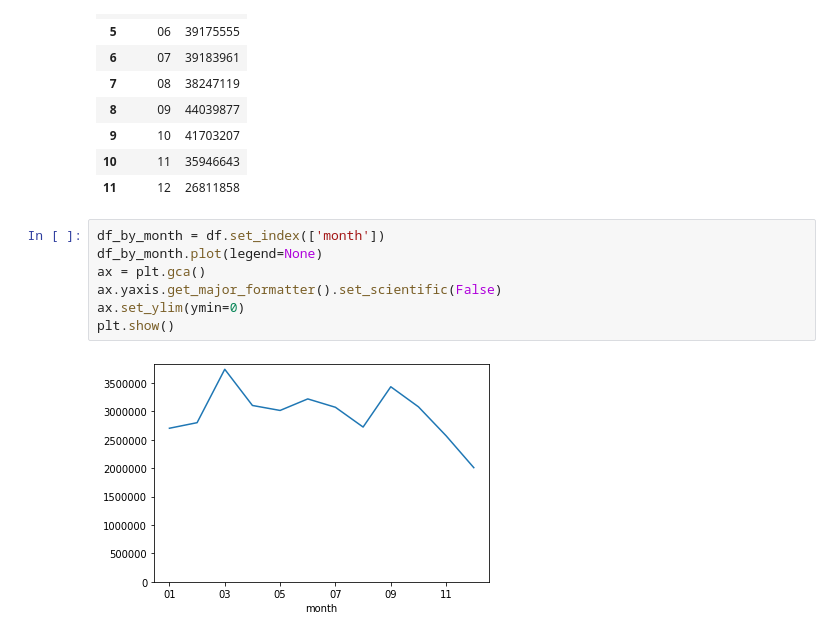
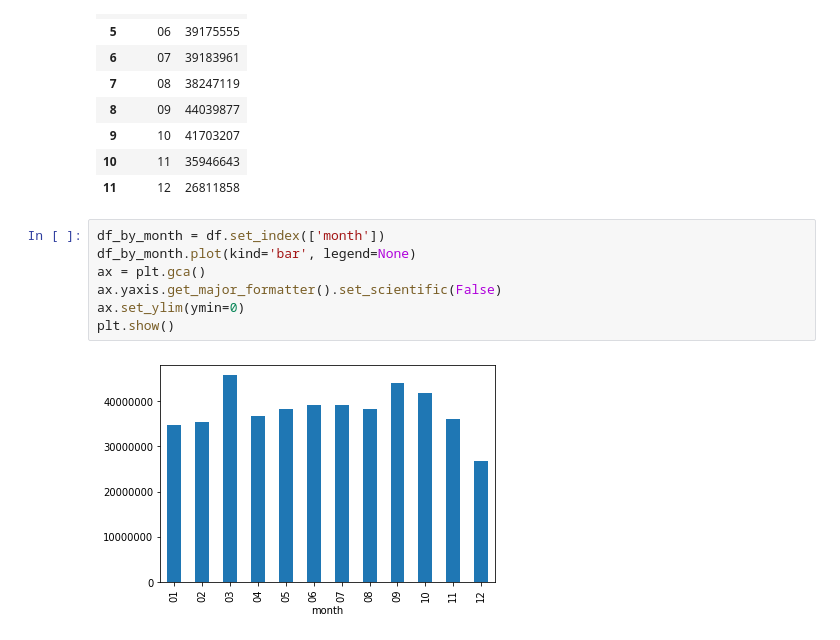
Before and after one commit to michalc/dft-mot-analysis, a Jupyter notebook: explore.ipynb, the cells around one changed output. Saved outputs shown, nothing was run; the diff lists cells and outputs as text.

Commit message:
Show distributions by month

```diff
--- a/explore.ipynb
+++ b/explore.ipynb
@@ -115,10 +115,10 @@ df
 | 11 | 12 | 26811858 |
 # %%
 df_by_month = df.set_index(['month'])
-df_by_month.plot(legend=None)
+df_by_month.plot(kind='bar', legend=None)
 ax = plt.gca()
 ax.yaxis.get_major_formatter().set_scientific(False)
 ax.set_ylim(ymin=0)
 plt.show()
 # %% [output]
-[figure, old version]
+[figure, new version]
```
Also changed, not shown: parts of 2 cells of this notebook.
